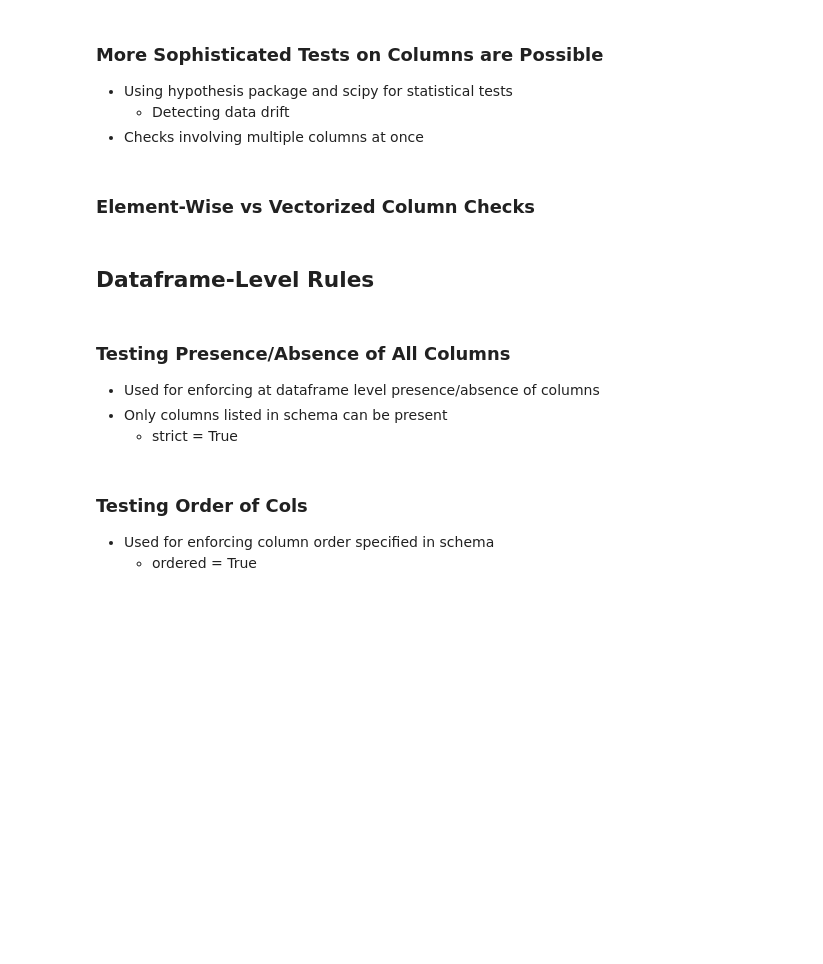
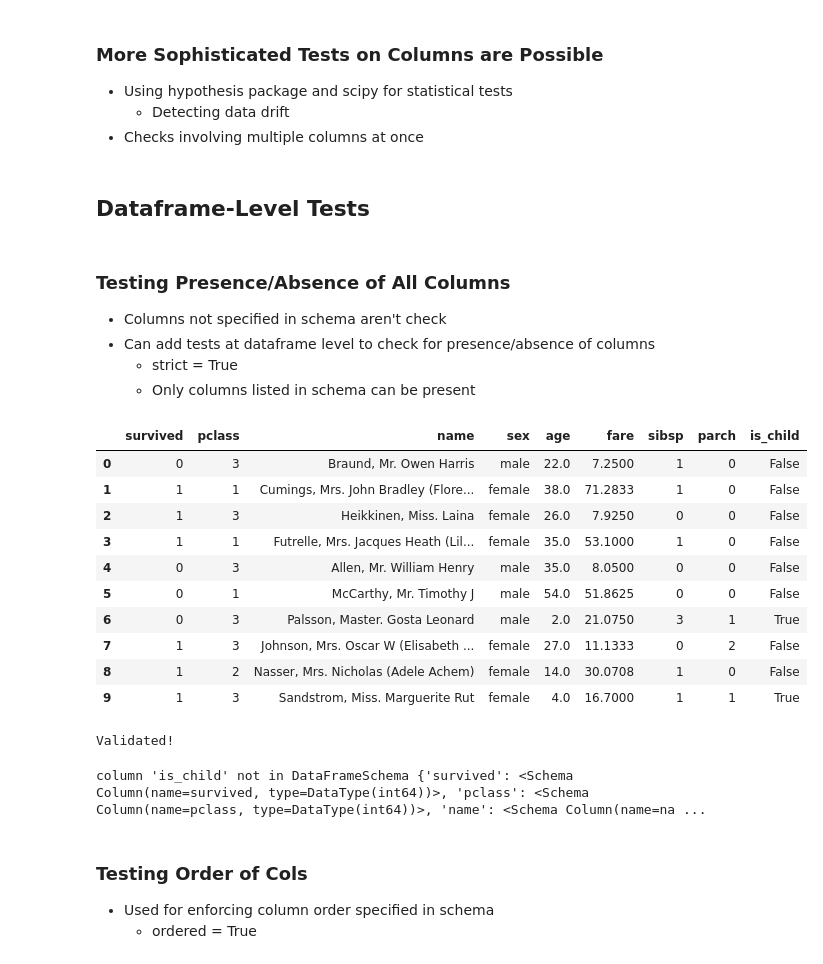
Before and after one commit to dwinski/pandera_tutorial, a Jupyter notebook: dev/pandera_tutorial.ipynb, the cells around one changed output. Drawn from its saved outputs; the diff is of its cells as text; code cells hidden in the pictures; blank space fills up the shorter version.

Commit message:
Update dataframe level checks in tutorial notebook

```diff
--- a/dev/pandera_tutorial.ipynb
+++ b/dev/pandera_tutorial.ipynb
@@ -316,13 +319,61 @@ schema = DataFrameSchema(
 - Using hypothesis package and scipy for statistical tests
   - Detecting data drift
 - Checks involving multiple columns at once
-# %% [markdown]
-### Element-Wise vs Vectorized Column Checks
 # %% [markdown]
-## Dataframe-Level Rules
+## Dataframe-Level Tests
 # %% [markdown]
 ### Testing Presence/Absence of All Columns
 
-- Used for enforcing at dataframe level presence/absence of columns
-- Only columns listed in schema can be present
+- Columns not specified in schema aren't check
+- Can add tests at dataframe level to check for presence/absence of columns
   - strict = True
+  - Only columns listed in schema can be present
+# %%
+# add column not in our schema
+df['is_child'] = df['age'] < 14
+# %%
+df.head(10)
+# %% [output]
+|  | survived | pclass | name | sex | age | fare | sibsp | parch | is_child |
+| 0 | 0 | 3 | Braund, Mr. Owen Harris | male | 22.0 | 7.2500 | 1 | 0 | False |
+| 1 | 1 | 1 | Cumings, Mrs. John Bradley (Flore... | female | 38.0 | 71.2833 | 1 | 0 | False |
+| 2 | 1 | 3 | Heikkinen, Miss. Laina | female | 26.0 | 7.9250 | 0 | 0 | False |
+| 3 | 1 | 1 | Futrelle, Mrs. Jacques Heath (Lil... | female | 35.0 | 53.1000 | 1 | 0 | False |
+| 4 | 0 | 3 | Allen, Mr. William Henry | male | 35.0 | 8.0500 | 0 | 0 | False |
+| 5 | 0 | 1 | McCarthy, Mr. Timothy J | male | 54.0 | 51.8625 | 0 | 0 | False |
+| 6 | 0 | 3 | Palsson, Master. Gosta Leonard | male | 2.0 | 21.0750 | 3 | 1 | True |
+| 7 | 1 | 3 | Johnson, Mrs. Oscar W (Elisabeth ... | female | 27.0 | 11.1333 | 0 | 2 | False |
+| 8 | 1 | 2 | Nasser, Mrs. Nicholas (Adele Achem) | female | 14.0 | 30.0708 | 1 | 0 | False |
+| 9 | 1 | 3 | Sandstrom, Miss. Marguerite Rut | female | 4.0 | 16.7000 | 1 | 1 | True |
+# %%
+# try to validate with new column (should validate successfully)
+try:
+    schema.validate(df)
+    print('Validated!')
+except pa.errors.SchemaError as schema_error:
+    print(schema_error)
+# %% [output]
+Validated!
+# %%
+# add strict=True to schema
+schema = DataFrameSchema(
+                            {"survived": Column(int),
+                             "pclass": Column(int),
+                             "name": Column(str),
+                             "sex": Column(str),
+                             "age": Column(float),
+                             "fare": Column(float),
+                             "sibsp": Column(int),
+                             "parch": Column(int)
+                            },
+                            strict=True
+                        )
+
+# with strict = True, won't validate with unspecified column
+try:
+    schema.validate(df)
+    print('Validated!')
+except pa.errors.SchemaError as schema_error:
+    print(schema_error)
+# %% [output]
+column 'is_child' not in DataFrameSchema {'survived': <Schema Column(name=survived, type=DataType(int64))>, 'pclass': <Schema Column(name=pclass, type=DataType(int64))>, 'name': <Schema Column(name=na ...
```
Also changed, not shown: parts of 20 cells of this notebook.
